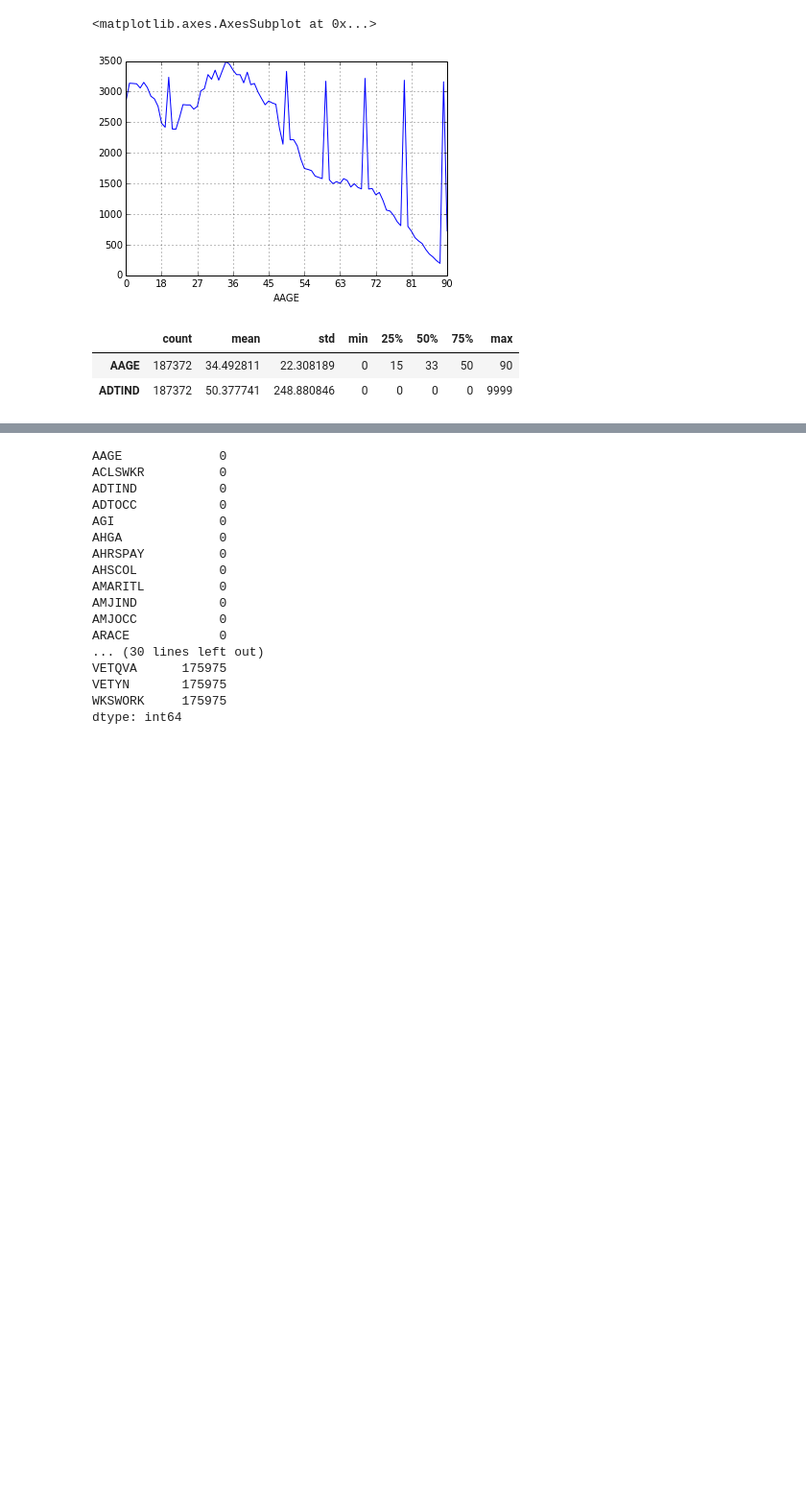
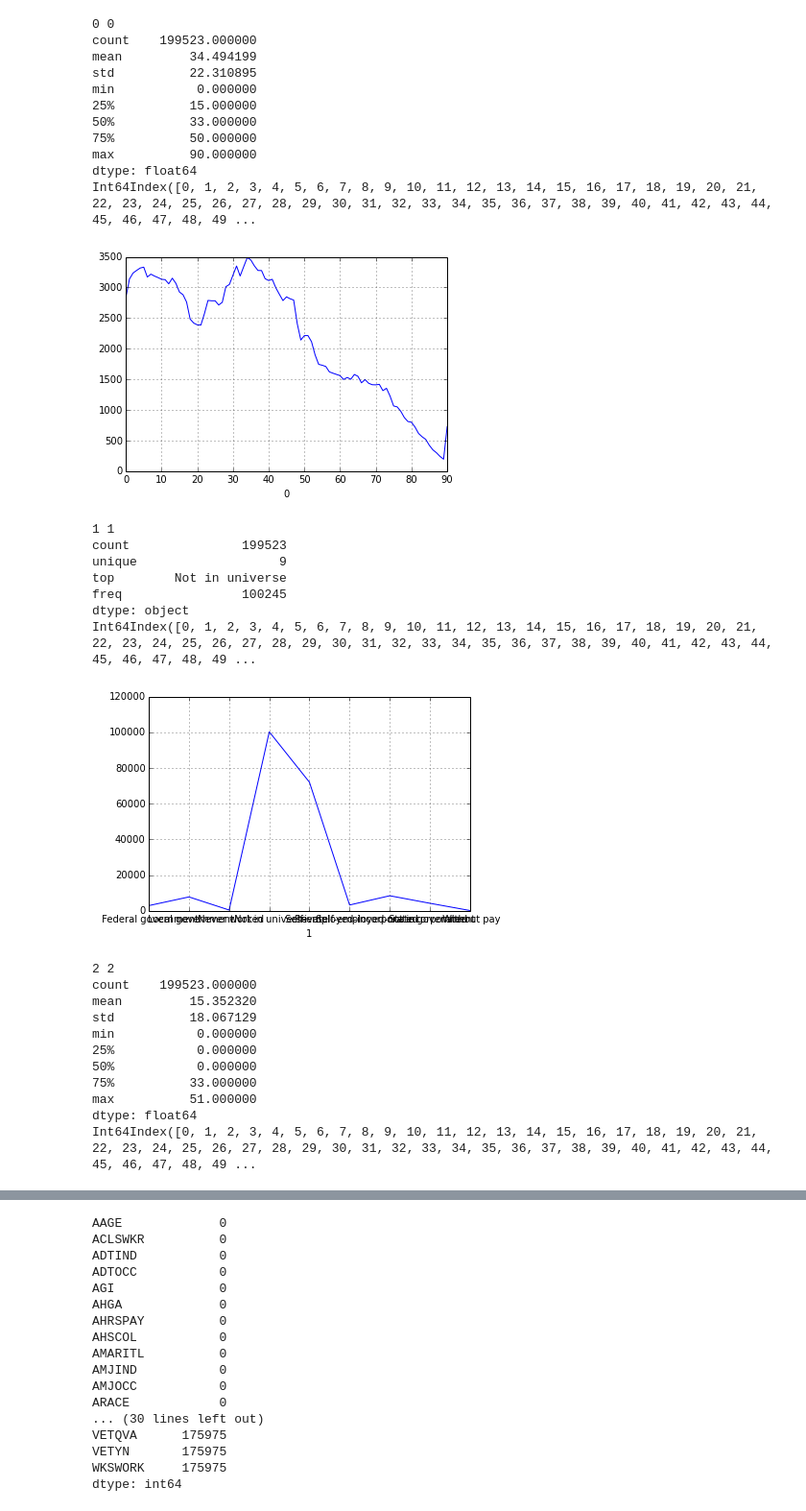
Before and after one commit to ggy/dataiku, a Jupyter notebook: Question 1.ipynb, the cells around one changed output, grey strips where cells are left out. Shown at 96% size. Cells and saved outputs as stored; diff of their text form; code cells hidden in the pictures; blank space fills up the shorter version.

```diff
--- a/Question 1.ipynb
+++ b/Question 1.ipynb
@@ -29,11 +26,40 @@ Age =r.groupby('AAGE').size()
-# %%
-Age.plot()
-# %% [output]
-<matplotlib.axes.AxesSubplot at 0x...>
-[figure, removed]
-# %%
-r.describe().transpose()
-# %% [output]
-|  | count | mean | std | min | 25% | 50% | 75% | max |
-| AAGE | 187372 | 34.492811 | 22.308189 | 0 | 15 | 33 | 50 | 90 |
-| ADTIND | 187372 | 50.377741 | 248.880846 | 0 | 0 | 0 | 0 | 9999 |
+# %%
+for i, c in enumerate(rr.columns):
+    print i, c
+    print rr[c].describe().transpose()
+    print rr.l
+    C =rr.groupby(c).size()
+    C.plot()
+    plt.show()
+# %% [output]
+0 0
+count    199523.000000
+mean         34.494199
+std          22.310895
+min           0.000000
+25%          15.000000
+50%          33.000000
+75%          50.000000
+max          90.000000
+dtype: float64
+Int64Index([0, 1, 2, 3, 4, 5, 6, 7, 8, 9, 10, 11, 12, 13, 14, 15, 16, 17, 18, 19, 20, 21, 22, 23, 24, 25, 26, 27, 28, 29, 30, 31, 32, 33, 34, 35, 36, 37, 38, 39, 40, 41, 42, 43, 44, 45, 46, 47, 48, 49 ...
+[figure, added]
+1 1
+count               199523
+unique                   9
+top        Not in universe
+freq                100245
+dtype: object
+Int64Index([0, 1, 2, 3, 4, 5, 6, 7, 8, 9, 10, 11, 12, 13, 14, 15, 16, 17, 18, 19, 20, 21, 22, 23, 24, 25, 26, 27, 28, 29, 30, 31, 32, 33, 34, 35, 36, 37, 38, 39, 40, 41, 42, 43, 44, 45, 46, 47, 48, 49 ...
+[figure, added]
+2 2
+count    199523.000000
+mean         15.352320
+std          18.067129
+min           0.000000
+25%           0.000000
+50%           0.000000
+75%          33.000000
+max          51.000000
+dtype: float64
+Int64Index([0, 1, 2, 3, 4, 5, 6, 7, 8, 9, 10, 11, 12, 13, 14, 15, 16, 17, 18, 19, 20, 21, 22, 23, 24, 25, 26, 27, 28, 29, 30, 31, 32, 33, 34, 35, 36, 37, 38, 39, 40, 41, 42, 43, 44, 45, 46, 47, 48, 49 ...
```
Also changed, not shown: parts of 6 cells of this notebook.
